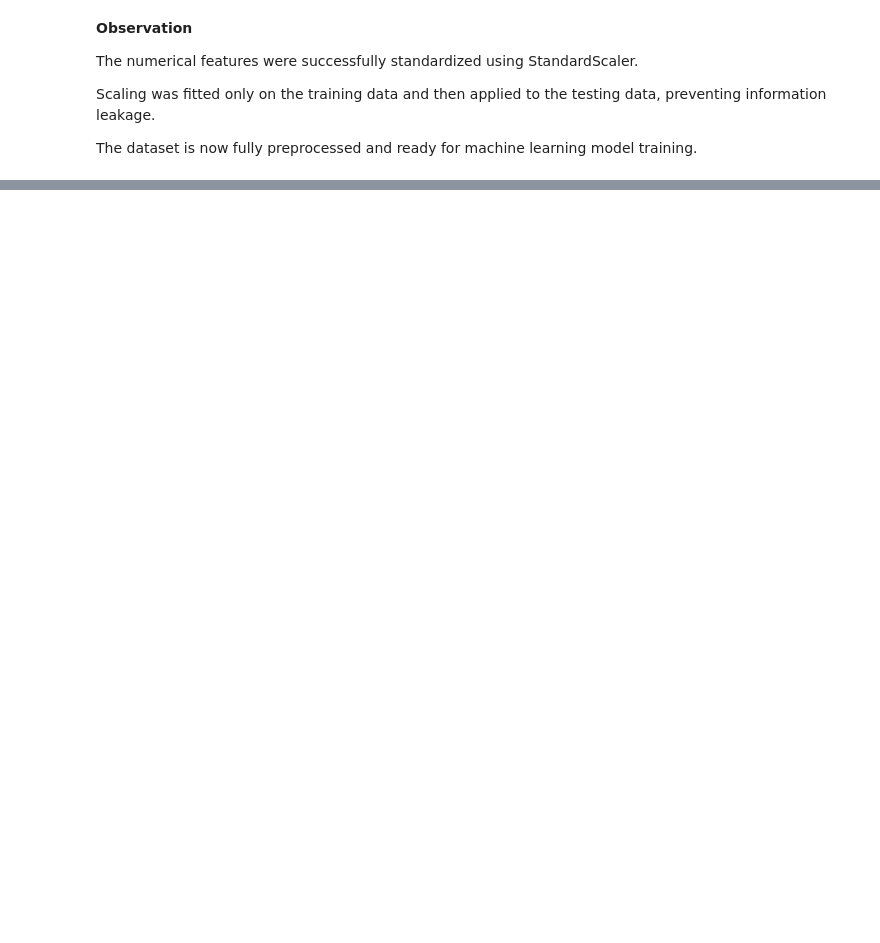
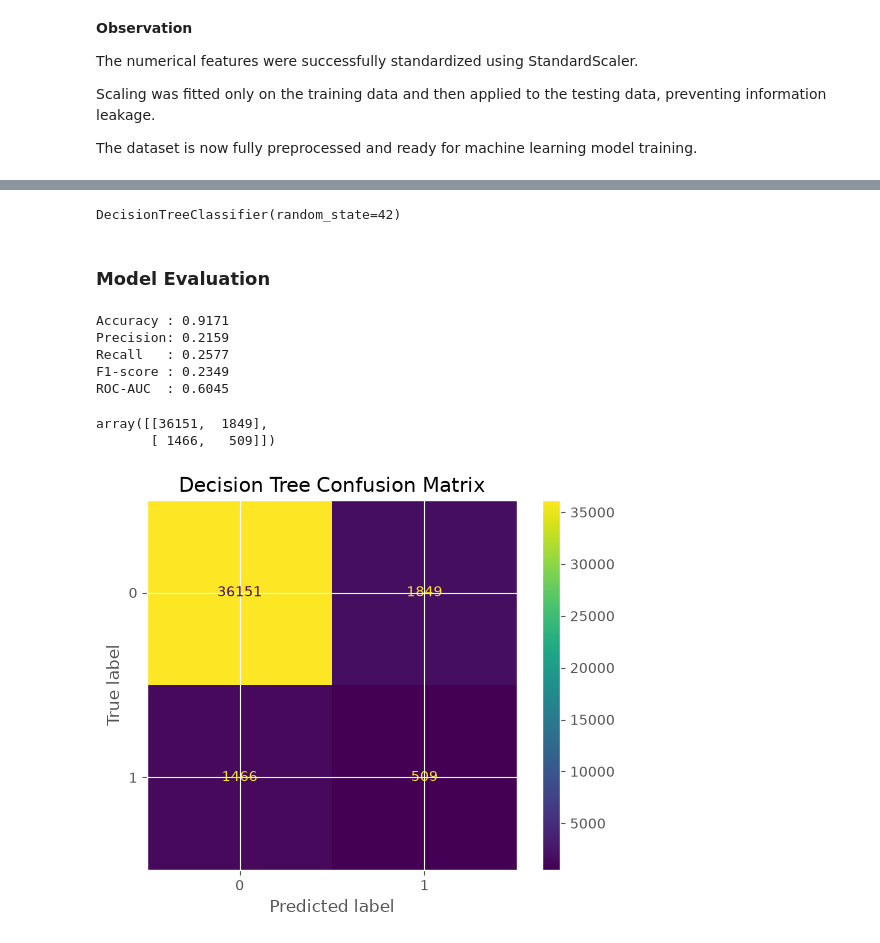
Before and after one commit to slavenageorgieva7-ui/Machine-Learning, a Jupyter notebook: Project 3(1).ipynb, the cells around one changed output, grey strips where cells are left out. Drawn from its saved outputs; the diff is of its cells as text; code cells hidden in the pictures; blank space fills up the shorter version.

```diff
--- a/Project 3(1).ipynb
+++ b/Project 3(1).ipynb
@@ -1495,0 +1594,10 @@ The dataset is now fully preprocessed and ready for machine learning model train
+# %%
+decision_tree = DecisionTreeClassifier(
+    random_state=42
+)
+# %%
+decision_tree.fit(X_train, y_train)
+# %% [output]
+DecisionTreeClassifier(random_state=42)
+# %%
+y_pred_dt = decision_tree.predict(X_test)
@@ -1495,0 +1606,29 @@ The dataset is now fully preprocessed and ready for machine learning model train
+# %% [markdown]
+### Model Evaluation
+# %%
+print("Accuracy :", round(accuracy_score(y_test, y_pred_dt),4))
+print("Precision:", round(precision_score(y_test, y_pred_dt),4))
+print("Recall   :", round(recall_score(y_test, y_pred_dt),4))
+print("F1-score :", round(f1_score(y_test, y_pred_dt),4))
+print("ROC-AUC  :", round(roc_auc_score(y_test, y_prob_dt),4))
+# %% [output]
+Accuracy : 0.9171
+Precision: 0.2159
+Recall   : 0.2577
+F1-score : 0.2349
+ROC-AUC  : 0.6045
+# %%
+cm_dt = confusion_matrix(y_test, y_pred_dt)
+
+cm_dt
+# %% [output]
+array([[36151,  1849],
+       [ 1466,   509]])
+# %%
+ConfusionMatrixDisplay(cm_dt).plot()
+
+plt.title("Decision Tree Confusion Matrix")
+
+plt.show()
+# %% [output]
+[figure, added]
```
Also changed, not shown: parts of 33 cells of this notebook.
